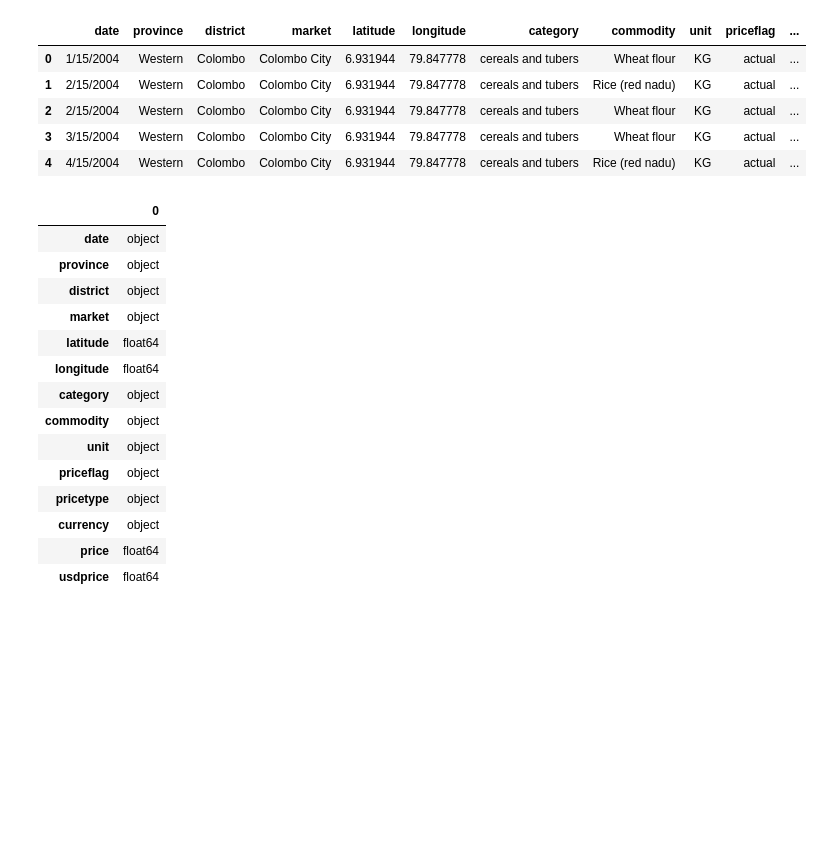
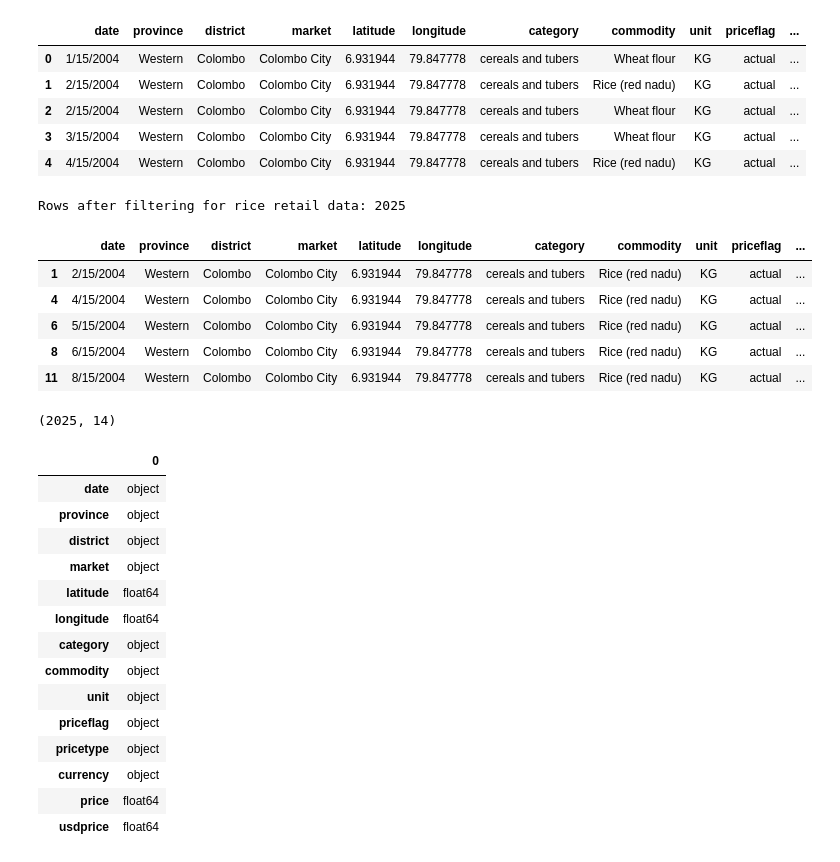
Before and after one commit to HChandeepa/Sri_Lanka_Food_Prices_Analysis, a Jupyter notebook: Sri_Lanka_Food_Prices_CW.ipynb, the cells around one changed output. Saved outputs shown, nothing was run; the diff lists cells and outputs as text; code cells hidden in the pictures; blank space fills up the shorter version.

```diff
--- a/Sri_Lanka_Food_Prices_CW.ipynb
+++ b/Sri_Lanka_Food_Prices_CW.ipynb
@@ -97,6 +97,27 @@ df.head()
 | 2 | 2/15/2004 | Western | Colombo | Colombo City | 6.931944 | 79.847778 | cereals and tubers | Wheat flour | KG | actual | ... |
 | 3 | 3/15/2004 | Western | Colombo | Colombo City | 6.931944 | 79.847778 | cereals and tubers | Wheat flour | KG | actual | ... |
 | 4 | 4/15/2004 | Western | Colombo | Colombo City | 6.931944 | 79.847778 | cereals and tubers | Rice (red nadu) | KG | actual | ... |
+# %%
+# Filter the dataset to keep only rice-related commodities and retail price type
+df = df[df['commodity'].str.contains("Rice", case=False, na=False) & (df['pricetype'] == 'Retail')]
+
+# Print the number of rows after filtering
+print(f"Rows after filtering for rice retail data: {df.shape[0]}")
+
+# Show the first few rows of the filtered data
+df.head()
+# %% [output]
+Rows after filtering for rice retail data: 2025
+|  | date | province | district | market | latitude | longitude | category | commodity | unit | priceflag | ... |
+| 1 | 2/15/2004 | Western | Colombo | Colombo City | 6.931944 | 79.847778 | cereals and tubers | Rice (red nadu) | KG | actual | ... |
+| 4 | 4/15/2004 | Western | Colombo | Colombo City | 6.931944 | 79.847778 | cereals and tubers | Rice (red nadu) | KG | actual | ... |
+| 6 | 5/15/2004 | Western | Colombo | Colombo City | 6.931944 | 79.847778 | cereals and tubers | Rice (red nadu) | KG | actual | ... |
+| 8 | 6/15/2004 | Western | Colombo | Colombo City | 6.931944 | 79.847778 | cereals and tubers | Rice (red nadu) | KG | actual | ... |
+| 11 | 8/15/2004 | Western | Colombo | Colombo City | 6.931944 | 79.847778 | cereals and tubers | Rice (red nadu) | KG | actual | ... |
+# %%
+df.shape
+# %% [output]
+(2025, 14)
 # %%
 df.dtypes
 # %% [output]
```
Also changed, not shown: parts of 26 cells of this notebook.
